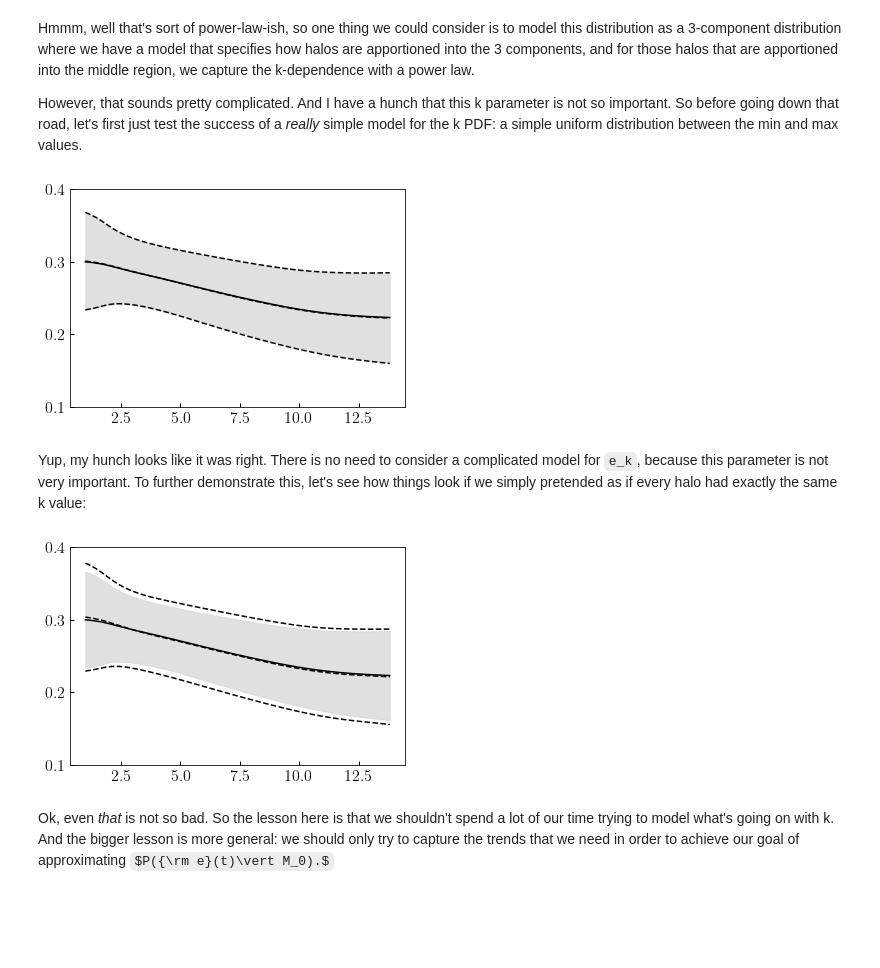
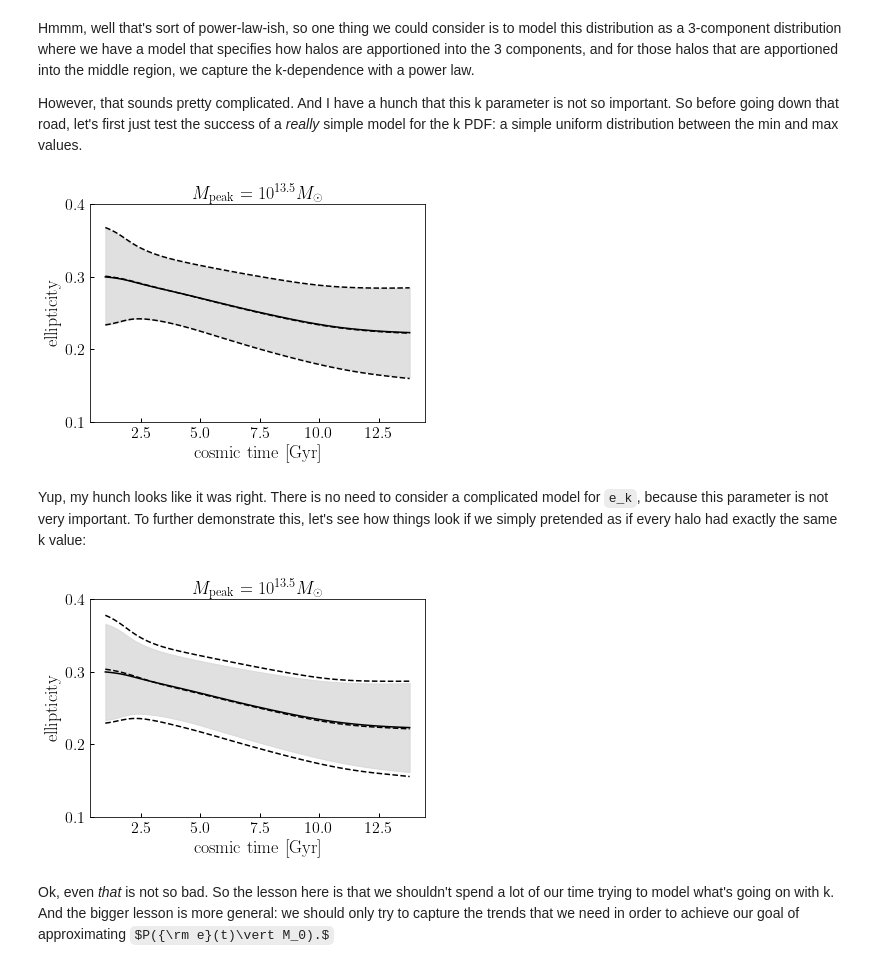
Before and after one commit to BaryonPasters/diffprof, a Jupyter notebook: notebooks/dev_prelim_e_models.ipynb, the cells around one changed output. Cells and saved outputs as stored; diff of their text form; code cells hidden in the pictures; some formulas as TeX source; blank space fills up the shorter version.

```diff
--- a/notebooks/dev_prelim_e_models.ipynb
+++ b/notebooks/dev_prelim_e_models.ipynb
@@ -164,32 +168,36 @@ However, that sounds pretty complicated. And I have a hunch that this k paramete
 # %%
 e_k_model = np.random.uniform(sample['e_k'].min(), sample['e_k'].max(), len(sample))
 idx_sorted_e_k = np.argsort(sample['e_k'])
 sample['e_k_model'] = 0.
 sample['e_k_model'][idx_sorted_e_k] = np.sort(e_k_model)
 
 _args = 10**sample['e_lgtc'], sample['e_k'], sample['e_early'], sample['e_late']
 e_history_sample = e_vs_t_vmap(tarr, *_args)
 
 _args = 10**sample['e_lgtc'], sample['e_k_model'], sample['e_early'], sample['e_late']
 e_history_model = e_vs_t_vmap(tarr, *_args)
 
 e_h_med_true = np.mean(e_history_sample, axis=0)
 e_h_std_true = np.std(e_history_sample, axis=0)
 
 e_h_med_model = np.mean(e_history_model, axis=0)
 e_h_std_model = np.std(e_history_model, axis=0)
 
 fig, ax = plt.subplots(1, 1)
 ylim = ax.set_ylim(0.1, 0.4)
 __=ax.fill_between(tarr, e_h_med_true-e_h_std_true, e_h_med_true+e_h_std_true, alpha=0.7, color='lightgray')
 __=ax.plot(tarr, e_h_med_true, color='k')
 
 
 __=ax.plot(tarr, e_h_med_model, '--', color='k')
 __=ax.plot(tarr, e_h_med_model-e_h_std_model, '--', color='k')
 __=ax.plot(tarr, e_h_med_model+e_h_std_model, '--', color='k')
+
+xlabel = ax.set_xlabel(r'${\rm cosmic\ time\ [Gyr]}$')
+ylabel = ax.set_ylabel(r'${\rm ellipticity}$')
+title = ax.set_title(r'$M_{\rm peak}=10^{13.5}M_{\odot}$')
 # %% [output]
-[figure, old version]
+[figure, new version]
 # %% [markdown]
 Yup, my hunch looks like it was right. There is no need to consider a complicated model for `e_k`, because this parameter is not very important. To further demonstrate this, let's see how things look if we simply pretended as if every halo had exactly the same k value:
 # %%
@@ -218,8 +226,12 @@ __=ax.plot(tarr, e_h_med_true, color='k')
 __=ax.plot(tarr, e_h_med_model, '--', color='k')
 __=ax.plot(tarr, e_h_med_model-e_h_std_model, '--', color='k')
 __=ax.plot(tarr, e_h_med_model+e_h_std_model, '--', color='k')
+
+xlabel = ax.set_xlabel(r'${\rm cosmic\ time\ [Gyr]}$')
+ylabel = ax.set_ylabel(r'${\rm ellipticity}$')
+title = ax.set_title(r'$M_{\rm peak}=10^{13.5}M_{\odot}$')
 # %% [output]
-[figure, old version]
+[figure, new version]
 # %% [markdown]
 Ok, even _that_ is not so bad. So the lesson here is that we shouldn't spend a lot of our time trying to model what's going on with k. And the bigger lesson is more general: we should only try to capture the trends that we need in order to achieve our goal of approximating $P({\rm e}(t)\vert M_0).$
 # %% [markdown]
```
Also changed, not shown: parts of 43 cells of this notebook.
